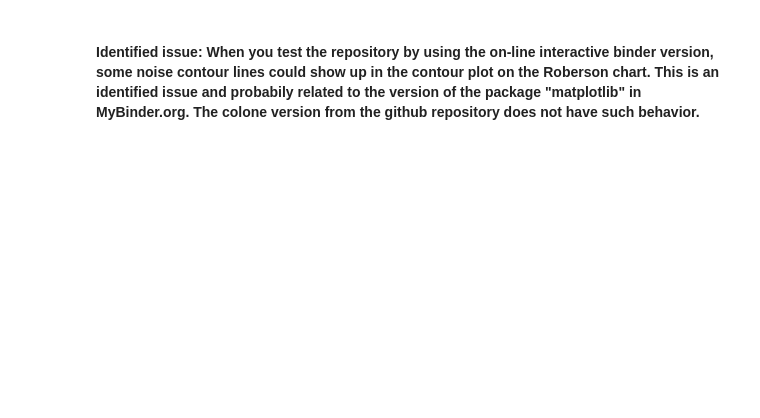
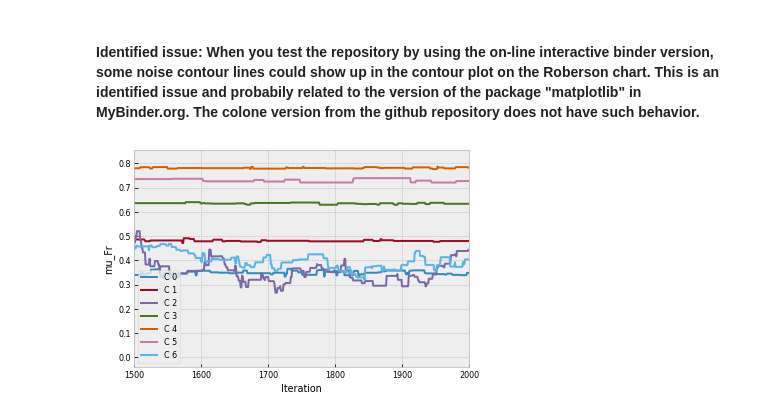
Before and after one commit to hwang051785/pyCPT, a Jupyter notebook: jupyter_notebooks/pyCPT_test.ipynb, the cells around one changed output. Saved outputs shown, nothing was run; the diff lists cells and outputs as text; code cells hidden in the pictures; blank space fills up the shorter version.

```diff
--- a/jupyter_notebooks/pyCPT_test.ipynb
+++ b/jupyter_notebooks/pyCPT_test.ipynb
@@ -84,2 +161,14 @@ pyCPT.plot_layers(cpt2) # show the soil layers
 # %% [markdown]
 #### Identified issue: When you test the repository by using the on-line interactive binder version, some noise contour lines could show up in the contour plot on the Roberson chart. This is an identified issue and probabily related to the version of the package "matplotlib" in MyBinder.org. The colone version from the github repository does not have such behavior.
+# %%
+plt.figure
+for k in range(7):
+    plt.plot([cpt3.element.mus[i][k,0] for i in range(2000)], label=('C '+ str(k)))
+
+plt.xlim(1500,2000)
+plt.legend()
+plt.ylabel('mu_Fr')
+plt.xlabel('Iteration')
+plt.show()
+# %% [output]
+[figure, added]
```
Also changed, not shown: parts of 15 cells of this notebook, 3 other files.
